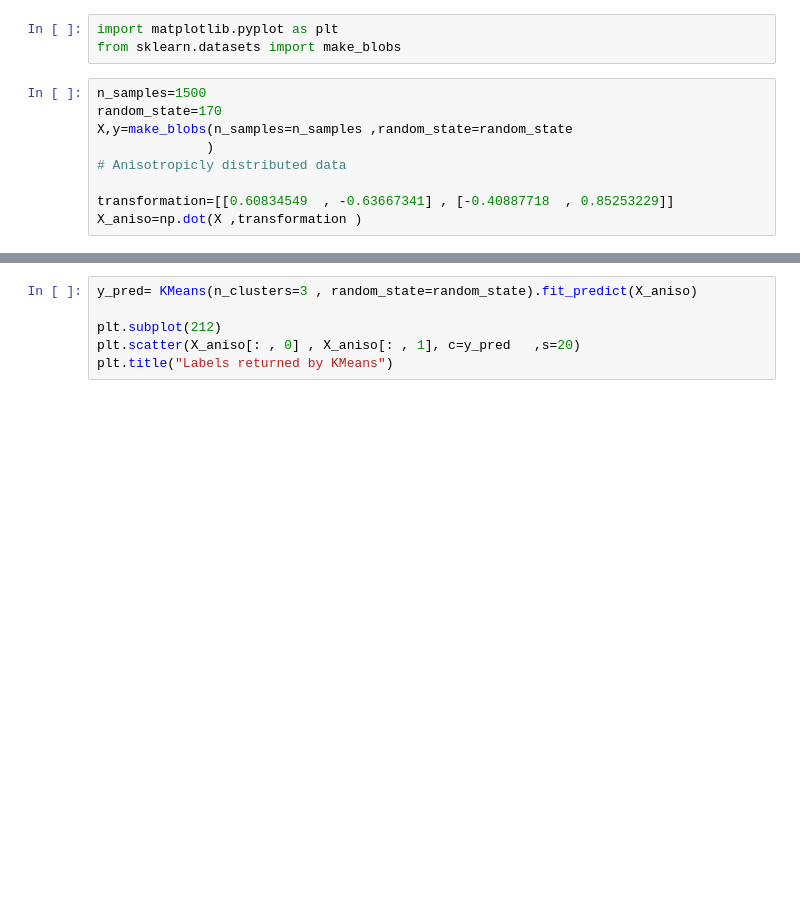
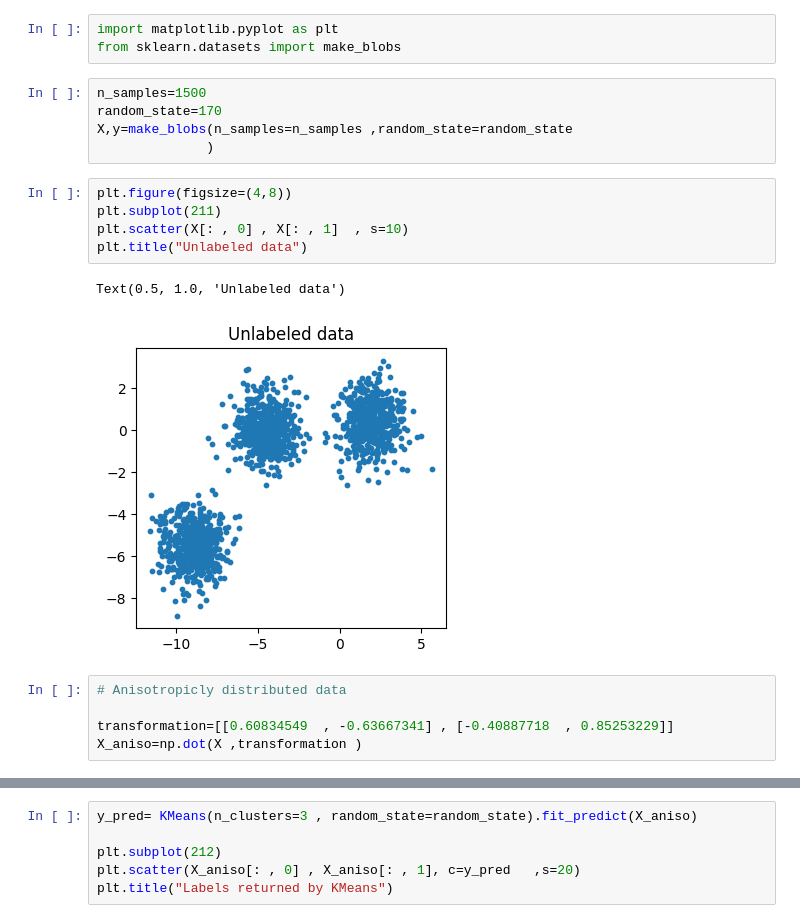
Before and after one commit to mehrnazeraeisi/Spectral-Clustering, a Jupyter notebook: Implement_Spectral_Clustering_3Steps.ipynb, the cells around one changed output, grey strips where cells are left out. Cells and saved outputs as stored; diff of their text form; blank space fills up the shorter version.

```diff
--- a/Implement_Spectral_Clustering_3Steps.ipynb
+++ b/Implement_Spectral_Clustering_3Steps.ipynb
@@ -10,11 +10,20 @@ from sklearn.cluster import KMeans
 # %%
 import matplotlib.pyplot as plt
 from sklearn.datasets import make_blobs
+# %%
+n_samples=1500
+random_state=170
+X,y=make_blobs(n_samples=n_samples ,random_state=random_state
+              )
+# %%
+plt.figure(figsize=(4,8))
+plt.subplot(211)
+plt.scatter(X[: , 0] , X[: , 1]  , s=10)
+plt.title("Unlabeled data")
+# %% [output]
+Text(0.5, 1.0, 'Unlabeled data')
+[figure, added]
 # %%
-n_samples=1500
-random_state=170
-X,y=make_blobs(n_samples=n_samples ,random_state=random_state
-              )
 # Anisotropicly distributed data
 
 transformation=[[0.60834549  , -0.63667341] , [-0.40887718  , 0.85253229]]
```
Also changed, not shown: parts of 1 cell of this notebook.
